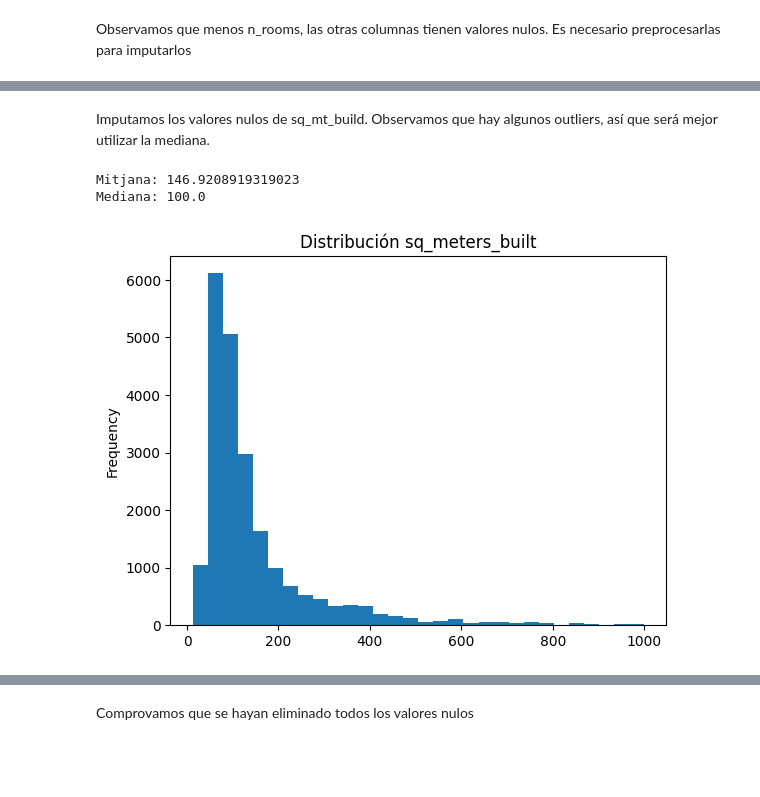
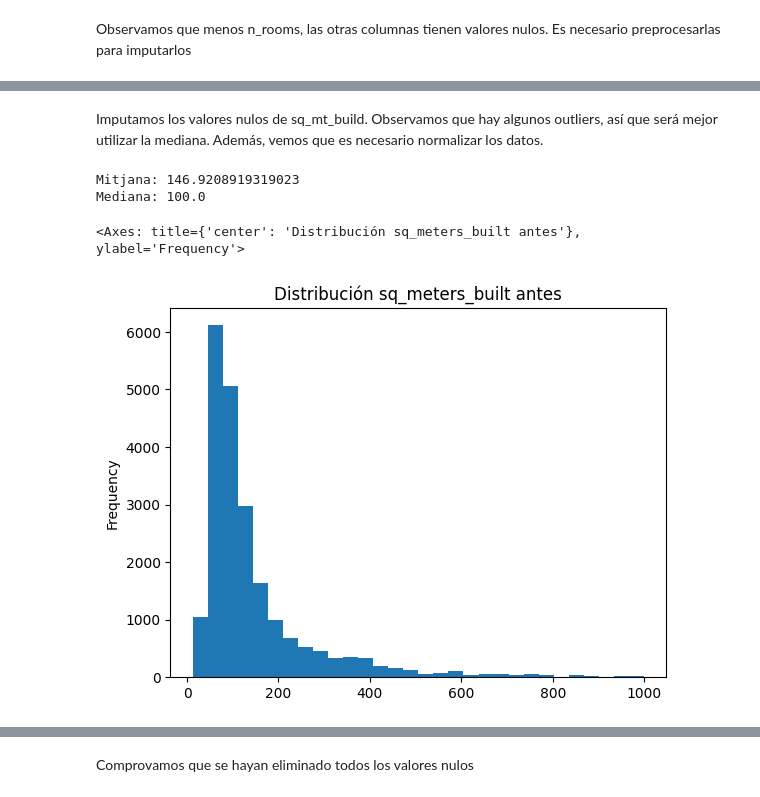
Before and after one commit to carleslobon/MD2, a Jupyter notebook: preprocessing/preprocessing_ricard.ipynb, the cells around one changed output, grey strips where cells are left out. Saved outputs shown, nothing was run; the diff lists cells and outputs as text; code cells hidden in the pictures; blank space fills up the shorter version.

```diff
--- a/preprocessing/preprocessing_ricard.ipynb
+++ b/preprocessing/preprocessing_ricard.ipynb
@@ -37,0 +46,4 @@ Observamos que menos n_rooms, las otras columnas tienen valores nulos. Es necesa
+# %%
+scaler = StandardScaler()
+df['n_rooms'] = scaler.fit_transform(df[['sq_mt_built']])
+df['n_rooms'].plot(kind='hist', bins=30, title='Distribución n_rooms después')
@@ -38,12 +53,11 @@ Observamos que menos n_rooms, las otras columnas tienen valores nulos. Es necesa
 # %% [markdown]
-Imputamos los valores nulos de sq_mt_build. Observamos que hay algunos outliers, así que será mejor utilizar la mediana.
+Imputamos los valores nulos de sq_mt_build. Observamos que hay algunos outliers, así que será mejor utilizar la mediana. Además, vemos que es necesario normalizar los datos.
 # %%
 print("Mitjana:", df['sq_mt_built'].mean())
 print("Mediana:", df['sq_mt_built'].median())
-df['sq_mt_built'].plot(kind='hist', bins=30, title='Distribución sq_meters_built')
-
-df['sq_mt_built'] = df['sq_mt_built'].fillna(df['sq_mt_built'].median())
+df['sq_mt_built'].plot(kind='hist', bins=30, title='Distribución sq_meters_built antes')
 # %% [output]
 Mitjana: 146.9208919319023
 Mediana: 100.0
+<Axes: title={'center': 'Distribución sq_meters_built antes'}, ylabel='Frequency'>
-[figure, old version]
+[figure, new version]
```
Also changed, not shown: parts of 13 cells of this notebook.
